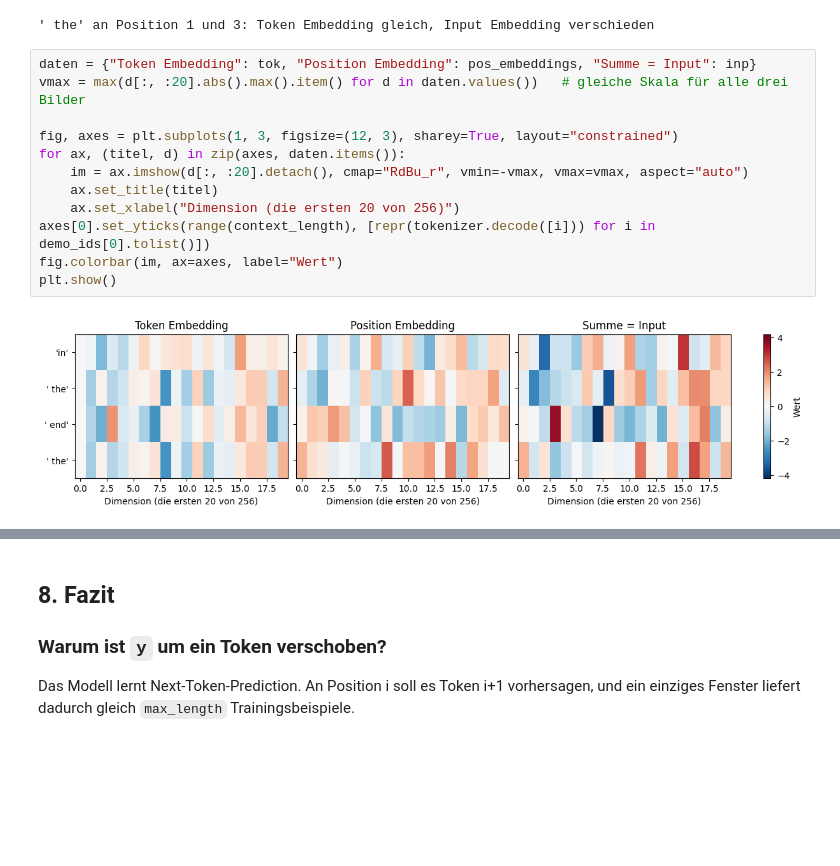
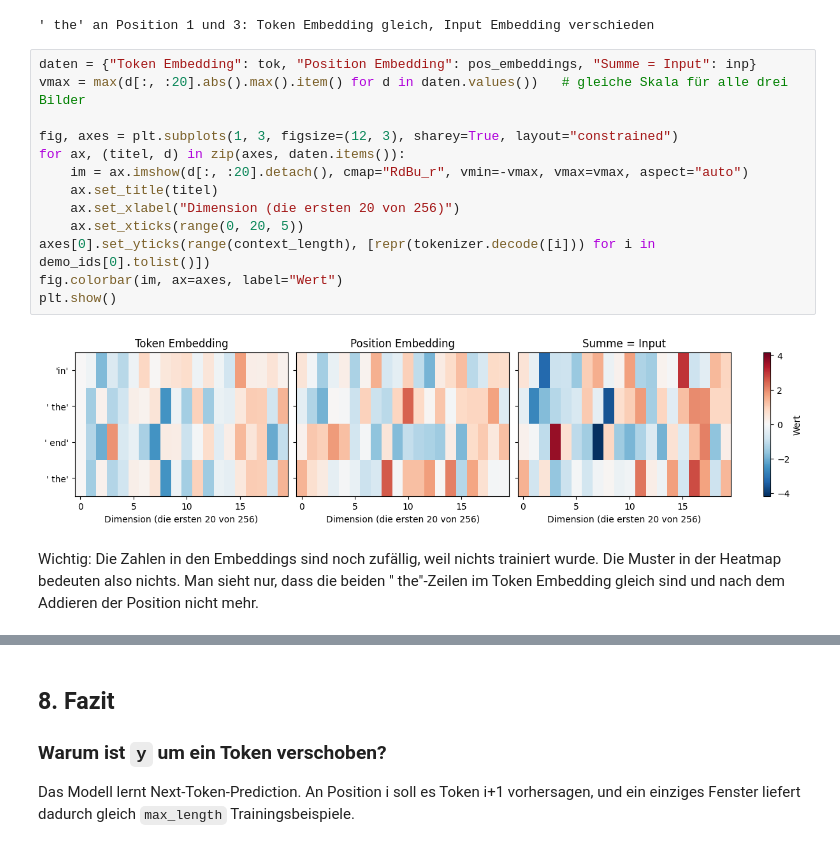
Before and after one commit to Timbo3399/INFM_SOTA2, a Jupyter notebook: W1_DataLoader_BPE.ipynb, the cells around one changed output, grey strips where cells are left out. Cells and saved outputs as stored; diff of their text form; blank space fills up the shorter version.

```diff
--- a/W1_DataLoader_BPE.ipynb
+++ b/W1_DataLoader_BPE.ipynb
@@ -333,14 +341,17 @@ print("' the' an Position 1 und 3: Token Embedding gleich, Input Embedding versc
 # %%
 daten = {"Token Embedding": tok, "Position Embedding": pos_embeddings, "Summe = Input": inp}
 vmax = max(d[:, :20].abs().max().item() for d in daten.values())   # gleiche Skala für alle drei Bilder
 
 fig, axes = plt.subplots(1, 3, figsize=(12, 3), sharey=True, layout="constrained")
 for ax, (titel, d) in zip(axes, daten.items()):
     im = ax.imshow(d[:, :20].detach(), cmap="RdBu_r", vmin=-vmax, vmax=vmax, aspect="auto")
     ax.set_title(titel)
     ax.set_xlabel("Dimension (die ersten 20 von 256)")
+    ax.set_xticks(range(0, 20, 5))
 axes[0].set_yticks(range(context_length), [repr(tokenizer.decode([i])) for i in demo_ids[0].tolist()])
 fig.colorbar(im, ax=axes, label="Wert")
 plt.show()
 # %% [output]
-[figure, old version]
+[figure, new version]
+# %% [markdown]
+Wichtig: Die Zahlen in den Embeddings sind noch zufällig, weil nichts trainiert wurde. Die Muster in der Heatmap bedeuten also nichts. Man sieht nur, dass die beiden " the"-Zeilen im Token Embedding gleich sind und nach dem Addieren der Position nicht mehr.
```
Also changed, not shown: parts of 3 cells of this notebook.
